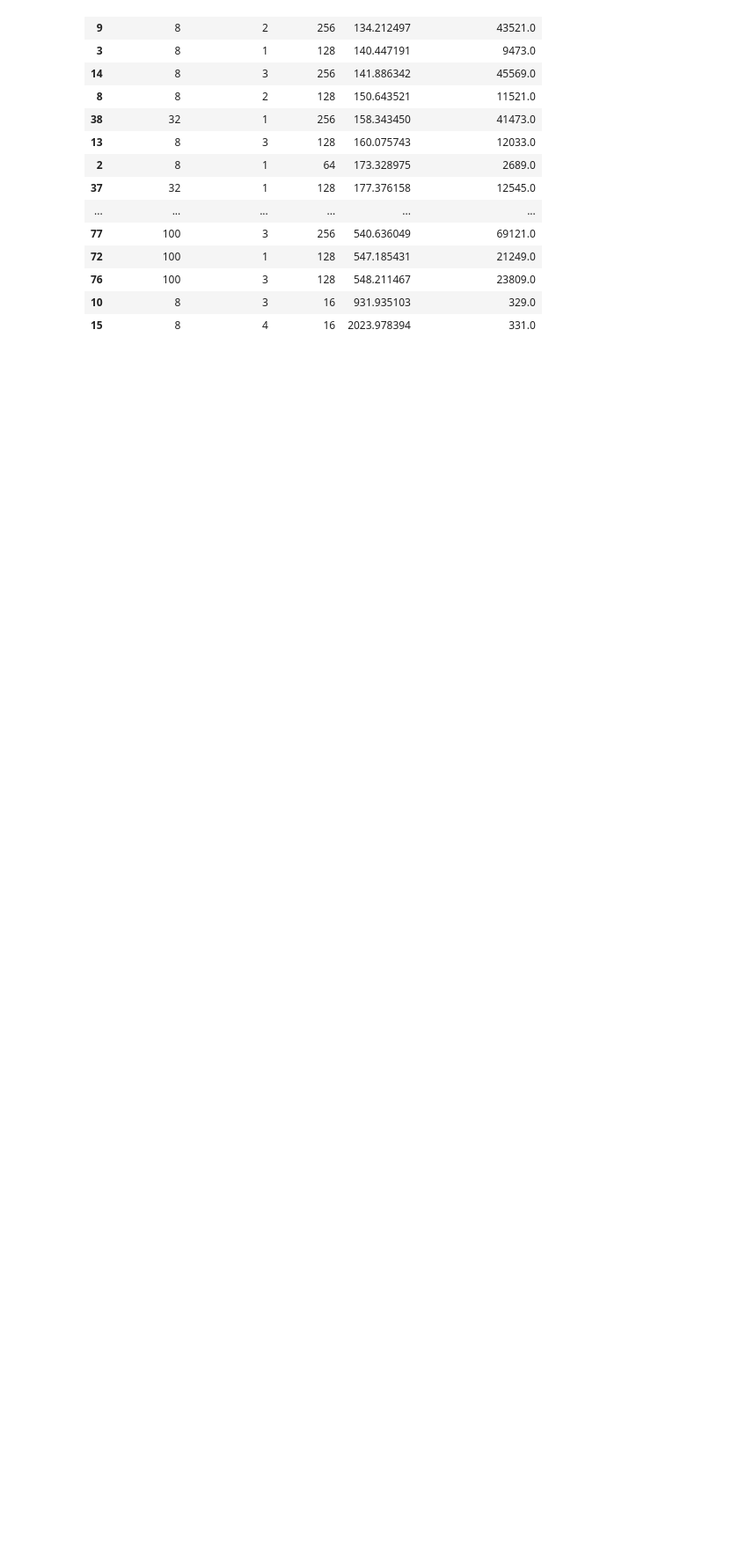
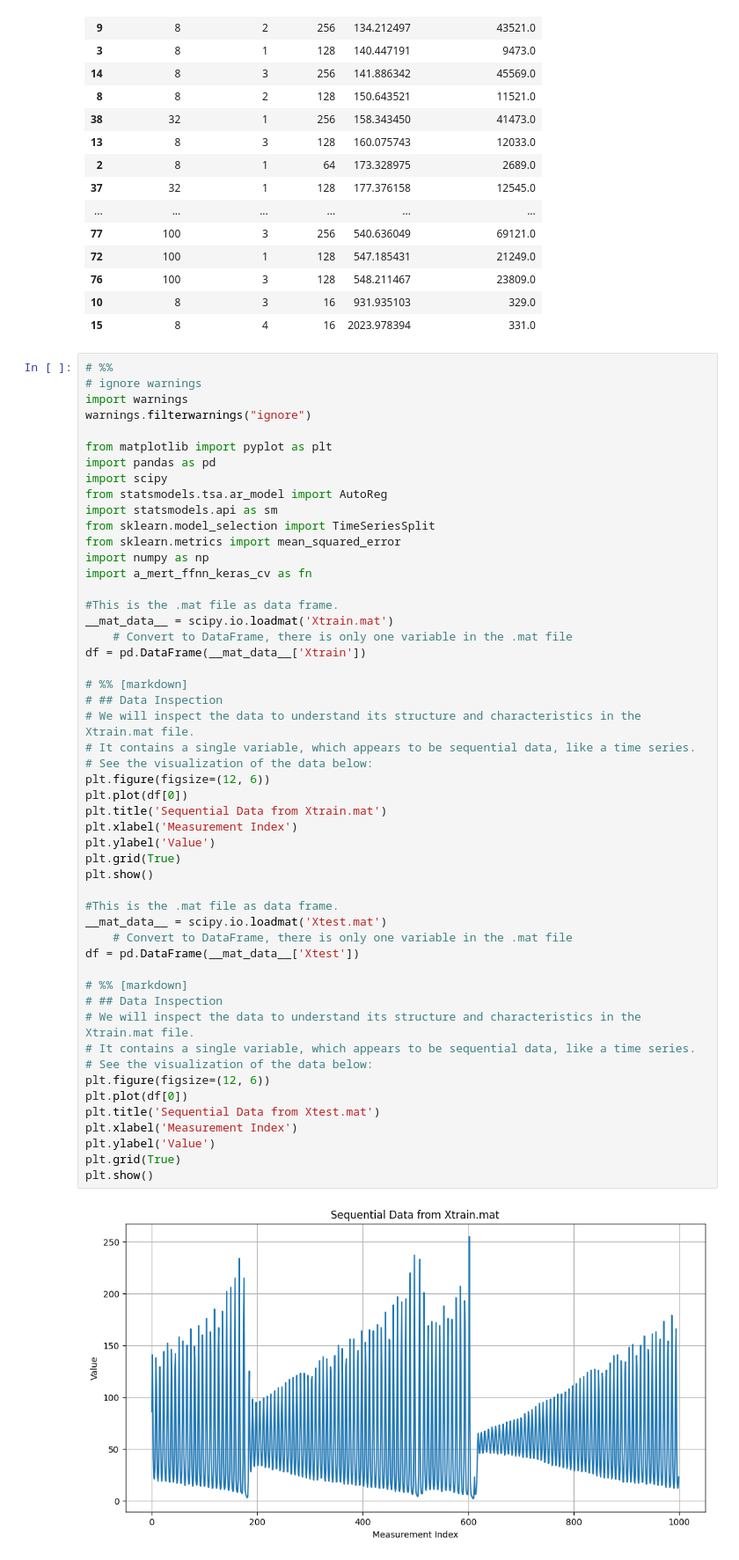
Before and after one commit to amldgit/infodlr1, a Jupyter notebook: mert_scratchpad.ipynb, the cells around one changed output. Shown at 88% size. Drawn from its saved outputs; the diff is of its cells as text; blank space fills up the shorter version.

```diff
--- a/mert_scratchpad.ipynb
+++ b/mert_scratchpad.ipynb
@@ -55,3 +55,56 @@ display(HTML(df.to_html()))
 | 76 | 100 | 3 | 128 | 548.211467 | 23809.0 |
 | 10 | 8 | 3 | 16 | 931.935103 | 329.0 |
 | 15 | 8 | 4 | 16 | 2023.978394 | 331.0 |
+# %%
+# %%
+# ignore warnings
+import warnings
+warnings.filterwarnings("ignore")
+
+from matplotlib import pyplot as plt
+import pandas as pd
+import scipy
+from statsmodels.tsa.ar_model import AutoReg
+import statsmodels.api as sm
+from sklearn.model_selection import TimeSeriesSplit
+from sklearn.metrics import mean_squared_error
+import numpy as np
+import a_mert_ffnn_keras_cv as fn
+
+#This is the .mat file as data frame.
+__mat_data__ = scipy.io.loadmat('Xtrain.mat')
+    # Convert to DataFrame, there is only one variable in the .mat file
+df = pd.DataFrame(__mat_data__['Xtrain'])
+
+# %% [markdown]
+# ## Data Inspection
+# We will inspect the data to understand its structure and characteristics in the Xtrain.mat file.
+# It contains a single variable, which appears to be sequential data, like a time series.
+# See the visualization of the data below:
+plt.figure(figsize=(12, 6))
+plt.plot(df[0])
+plt.title('Sequential Data from Xtrain.mat')
+plt.xlabel('Measurement Index')
+plt.ylabel('Value')
+plt.grid(True)
+plt.show()
+
+#This is the .mat file as data frame.
+__mat_data__ = scipy.io.loadmat('Xtest.mat')
+    # Convert to DataFrame, there is only one variable in the .mat file
+df = pd.DataFrame(__mat_data__['Xtest'])
+
+# %% [markdown]
+# ## Data Inspection
+# We will inspect the data to understand its structure and characteristics in the Xtrain.mat file.
+# It contains a single variable, which appears to be sequential data, like a time series.
+# See the visualization of the data below:
+plt.figure(figsize=(12, 6))
+plt.plot(df[0])
+plt.title('Sequential Data from Xtest.mat')
+plt.xlabel('Measurement Index')
+plt.ylabel('Value')
+plt.grid(True)
+plt.show()
+# %% [output]
+[figure, added]
```
Also changed, not shown: parts of 1 cell of this notebook, 14 other files.
